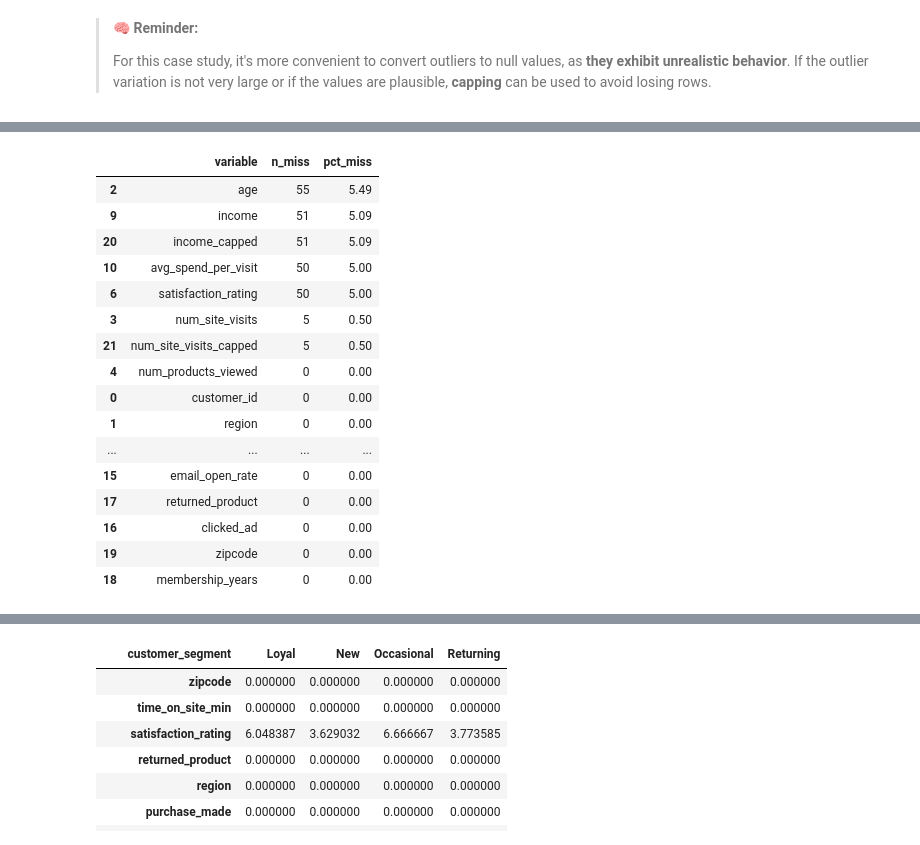
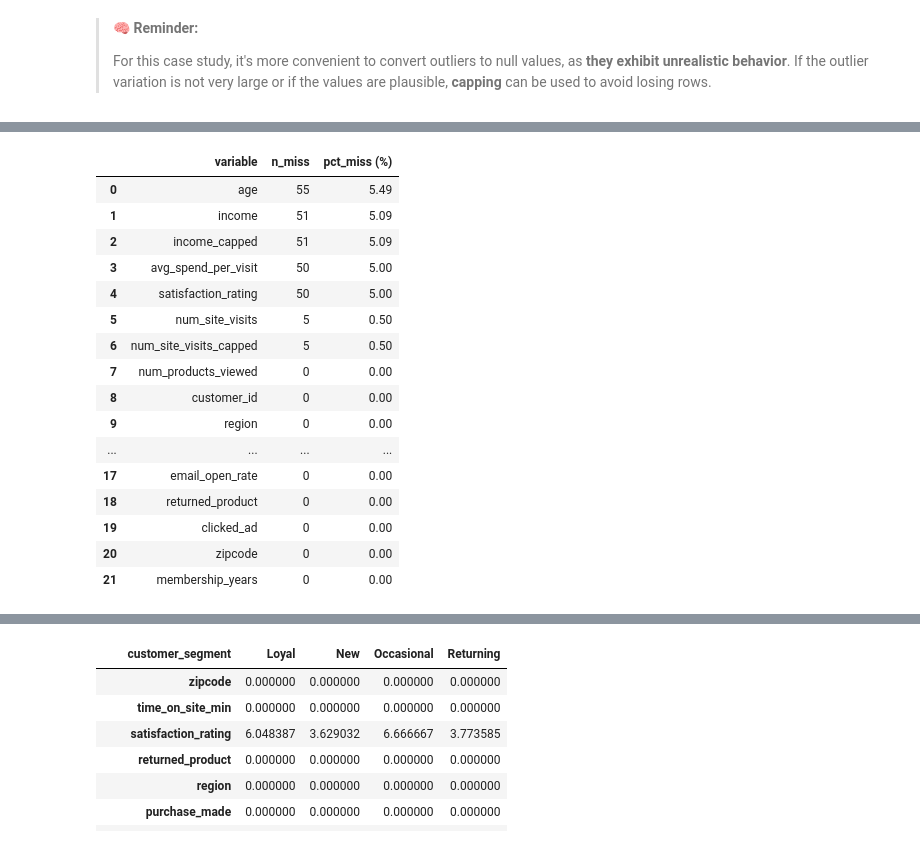
Before and after one commit to AnSebCR1705/Implementing-data-mining-topics-in-Python-and-comparing-them-to-R, a Jupyter notebook: Sessions/02_Data_Preprocessing.ipynb, the cells around one changed output, grey strips where cells are left out. Cells and saved outputs as stored; diff of their text form; code cells hidden in the pictures.

```diff
--- a/Sessions/02_Data_Preprocessing.ipynb
+++ b/Sessions/02_Data_Preprocessing.ipynb
@@ -362,7 +362,7 @@ We clean **selected binary and categorical variables** by removing extra whitesp
 binary_vars = ["purchase_made", "discount_used", "returned_product", "satisfaction_rating"]
 
 # Change "" to NA and standarize to lowercase
-df[binary_vars] = (df[binary_vars].apply(lambda s: s.str.strip().str.lower()).replace("", pd.NA))
+df[binary_vars] = (df[binary_vars].apply(lambda s: s.str.strip().str.lower()).replace("", np.nan))
 df[binary_vars].apply(pd.unique)
 # %% [output]
 purchase_made                                                  [yes, no]
@@ -500,7 +500,7 @@ df.describe()
 In Python, you can use `where()` function accompained with `between()` method to make the apply the first step and `histplot()` from **seaborn** to visualize the graphic.
 # %%
 # Remove invalid age entries
-df['age'] = df['age'].where(df['age'].between(0,100), pd.NA)
+df['age'] = df['age'].where(df['age'].between(0,100), np.nan)
 
 # Histogram for 'Age'
 sns.set_style("whitegrid")
@@ -633,6 +633,6 @@ Since there are few records with a very extreme value, we can consider them as a
 # %%
 # If 'num_site_visits' is more than 50 then the value is not real
-df['num_site_visits'] = np.where(df['num_site_visits'] > 50, pd.NA, df['num_site_visits'])
+df['num_site_visits'] = np.where(df['num_site_visits'] > 50, np.nan, df['num_site_visits'])
 # %% [markdown]
 **- IQR Method to Cap Extreme High Values**
 # %%
@@ -713,30 +755,25 @@ Name: count, dtype: int64
 # %%
-#pd.DataFrame({
-#    "variable": df.columns,
-#    "n_miss": df.isna().sum(),
-#    "pct_miss": df.isna().mean()
-#}).reset_index(drop=True).sort_values("pct_miss",ascending=False)
-
+# Missing values by variable
 pd.DataFrame({
-    'variable': df.columns,
-    'n_miss': df.isnull().sum().values,
-    'pct_miss': (df.isnull().mean().values*100).round(2)
-}).sort_values(by='pct_miss', ascending=False)
+    "variable": df.columns,
+    "n_miss": df.isna().sum(),
+    "pct_miss (%)": (df.isna().mean()*100).round(2)
+}).sort_values("pct_miss (%)", ascending=False).reset_index(drop=True)
 # %% [output]
-|  | variable | n_miss | pct_miss |
-| 2 | age | 55 | 5.49 |
-| 9 | income | 51 | 5.09 |
-| 20 | income_capped | 51 | 5.09 |
-| 10 | avg_spend_per_visit | 50 | 5.00 |
-| 6 | satisfaction_rating | 50 | 5.00 |
-| 3 | num_site_visits | 5 | 0.50 |
-| 21 | num_site_visits_capped | 5 | 0.50 |
-| 4 | num_products_viewed | 0 | 0.00 |
-| 0 | customer_id | 0 | 0.00 |
-| 1 | region | 0 | 0.00 |
+|  | variable | n_miss | pct_miss (%) |
+| 0 | age | 55 | 5.49 |
+| 1 | income | 51 | 5.09 |
+| 2 | income_capped | 51 | 5.09 |
+| 3 | avg_spend_per_visit | 50 | 5.00 |
+| 4 | satisfaction_rating | 50 | 5.00 |
+| 5 | num_site_visits | 5 | 0.50 |
+| 6 | num_site_visits_capped | 5 | 0.50 |
+| 7 | num_products_viewed | 0 | 0.00 |
+| 8 | customer_id | 0 | 0.00 |
+| 9 | region | 0 | 0.00 |
 | ... | ... | ... | ... |
-| 15 | email_open_rate | 0 | 0.00 |
-| 17 | returned_product | 0 | 0.00 |
-| 16 | clicked_ad | 0 | 0.00 |
-| 19 | zipcode | 0 | 0.00 |
-| 18 | membership_years | 0 | 0.00 |
+| 17 | email_open_rate | 0 | 0.00 |
+| 18 | returned_product | 0 | 0.00 |
+| 19 | clicked_ad | 0 | 0.00 |
+| 20 | zipcode | 0 | 0.00 |
+| 21 | membership_years | 0 | 0.00 |
```
Also changed, not shown: parts of 31 cells of this notebook.
